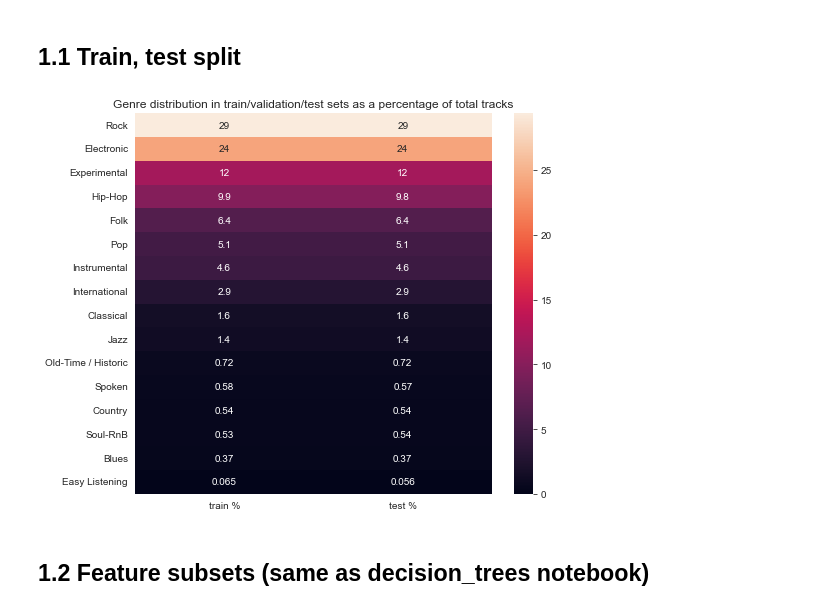
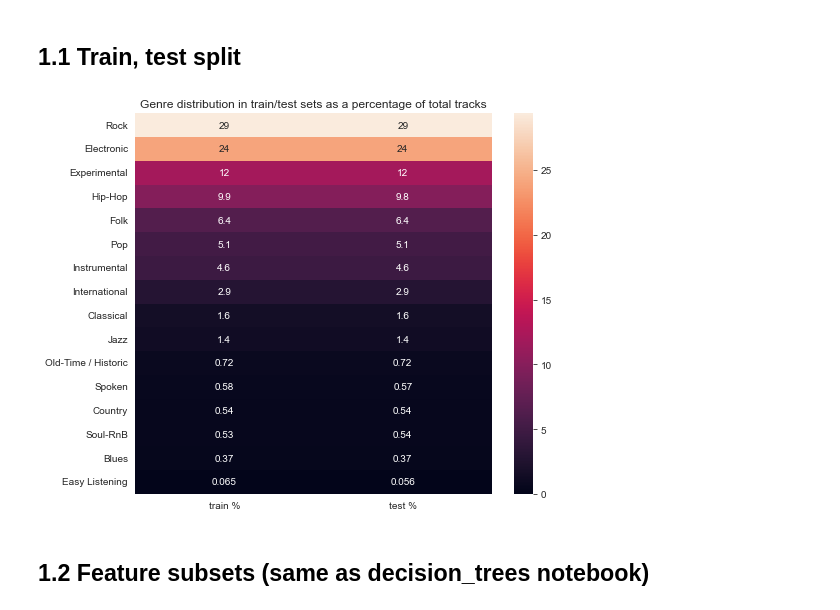
Before and after one commit to kiril-b/Music-Genre-Classification, a Jupyter notebook: naive_bayes.ipynb, the cells around one changed output. Drawn from its saved outputs; the diff is of its cells as text; code cells hidden in the pictures.

```diff
--- a/naive_bayes.ipynb
+++ b/naive_bayes.ipynb
@@ -47,14 +47,14 @@ test_set_indexes = test_set.index
 # %%
 plt.figure(figsize=(8, 7))
 sns.heatmap(
     pd.concat([train_value_counts, test_value_counts], axis=1),
     annot=True,
     vmin=0
 )
-plt.title("Genre distribution in train/validation/test sets as a percentage of total tracks")
+plt.title("Genre distribution in train/test sets as a percentage of total tracks")
 plt.show()
 # %% [output]
-[figure, old version]
+[figure, new version]
 # %% [markdown]
 ## 1.2 Feature subsets (same as decision_trees notebook)
 # %% [markdown]
```
Also changed, not shown: parts of 1 cell of this notebook.
